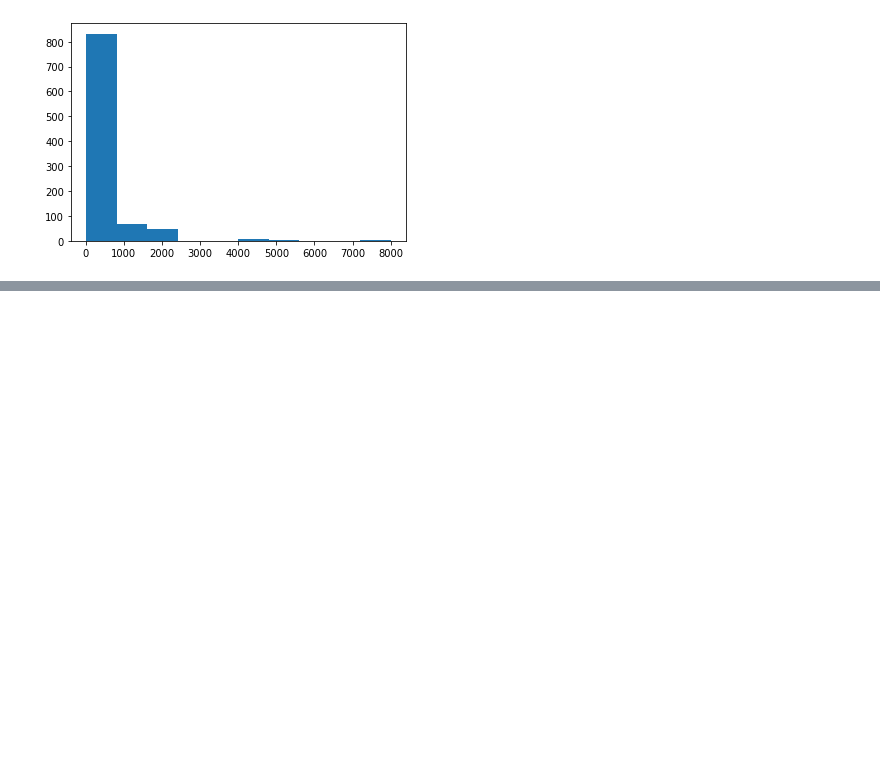
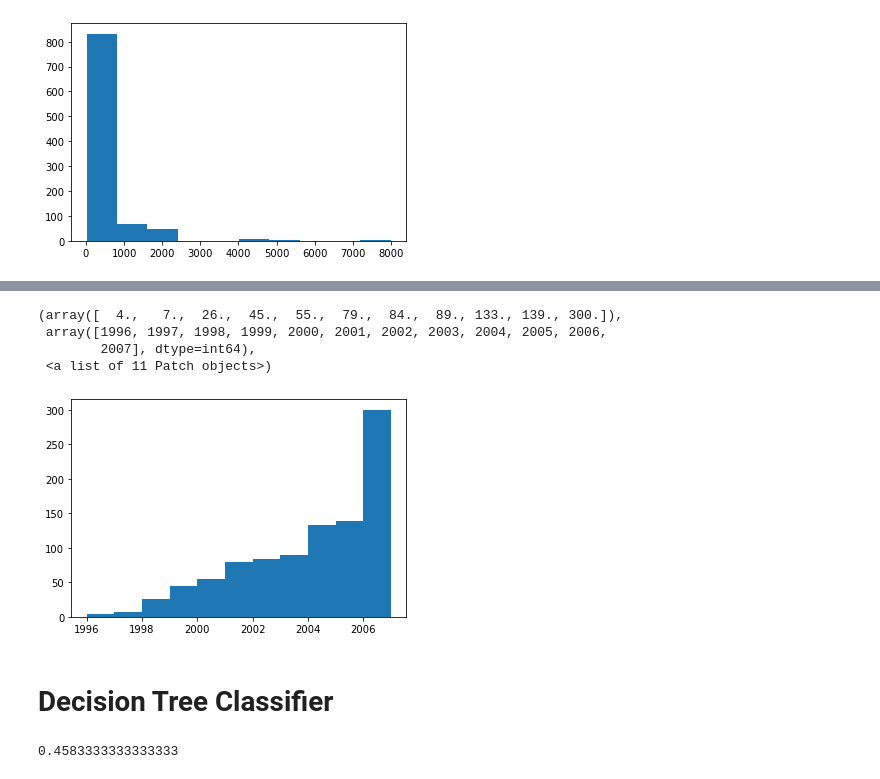
Before and after one commit to krzysztofnyczka/TFT_predictor, a Jupyter notebook: Camera_Tree.ipynb, the cells around one changed output, grey strips where cells are left out. Cells and saved outputs as stored; diff of their text form; code cells hidden in the pictures; blank space fills up the shorter version.

```diff
--- a/Camera_Tree.ipynb
+++ b/Camera_Tree.ipynb
@@ -59,0 +139,17 @@ model.score(X_test, Y_test)
+# %%
+plt.hist(df['Release date'], bins=release_dates)
+# %% [output]
+(array([  4.,   7.,  26.,  45.,  55.,  79.,  84.,  89., 133., 139., 300.]),
+ array([1996, 1997, 1998, 1999, 2000, 2001, 2002, 2003, 2004, 2005, 2006,
+        2007], dtype=int64),
+ <a list of 11 Patch objects>)
+[figure, added]
+# %% [markdown]
+# Decision Tree Classifier
+# %%
+dtc = DecisionTreeClassifier()
+dtc.fit(X_train, Y_train)
+# dtc.predict(X_test)
+dtc.score(X_test, Y_test)
+# %% [output]
+0.4583333333333333
```
Also changed, not shown: parts of 16 cells of this notebook, 1 other file.
